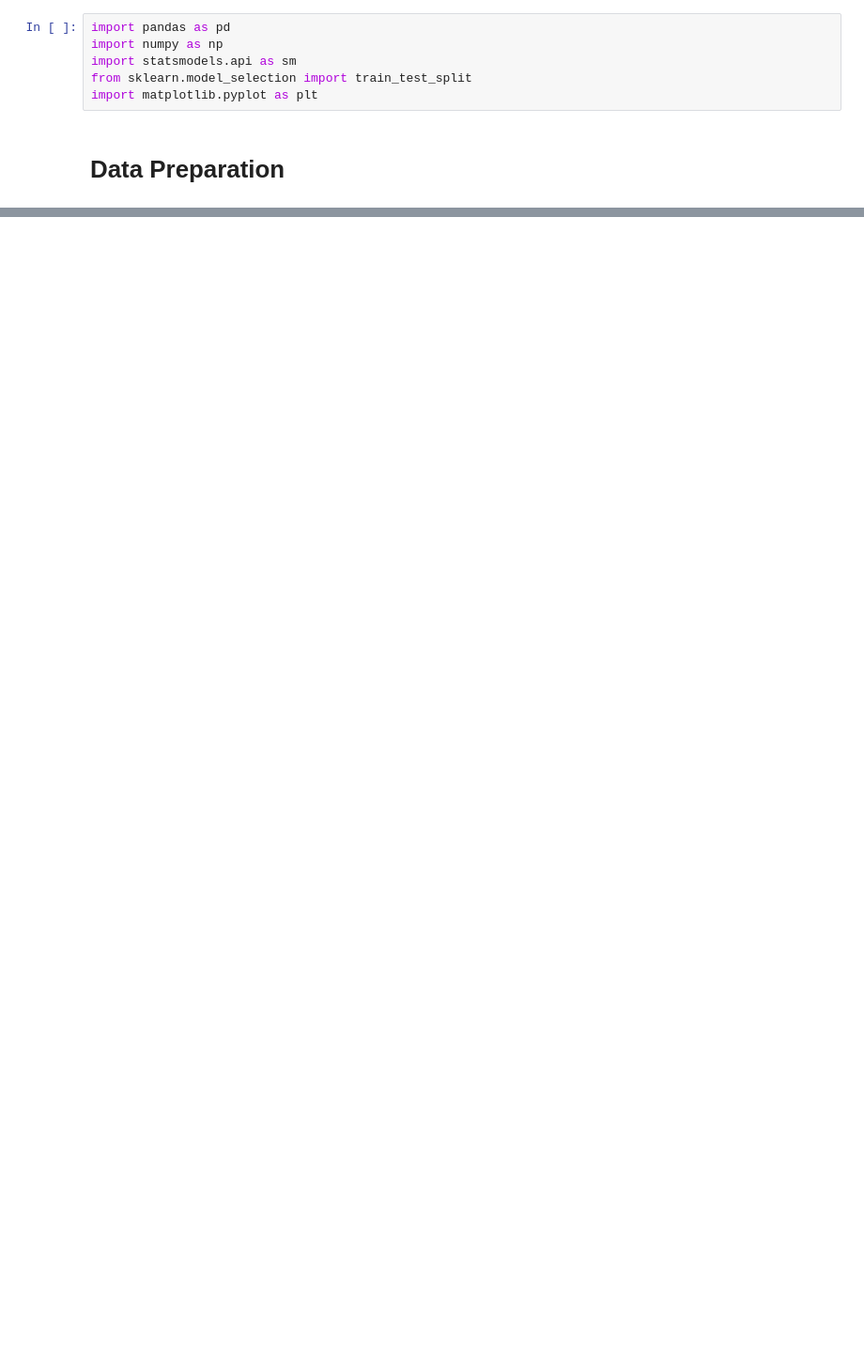
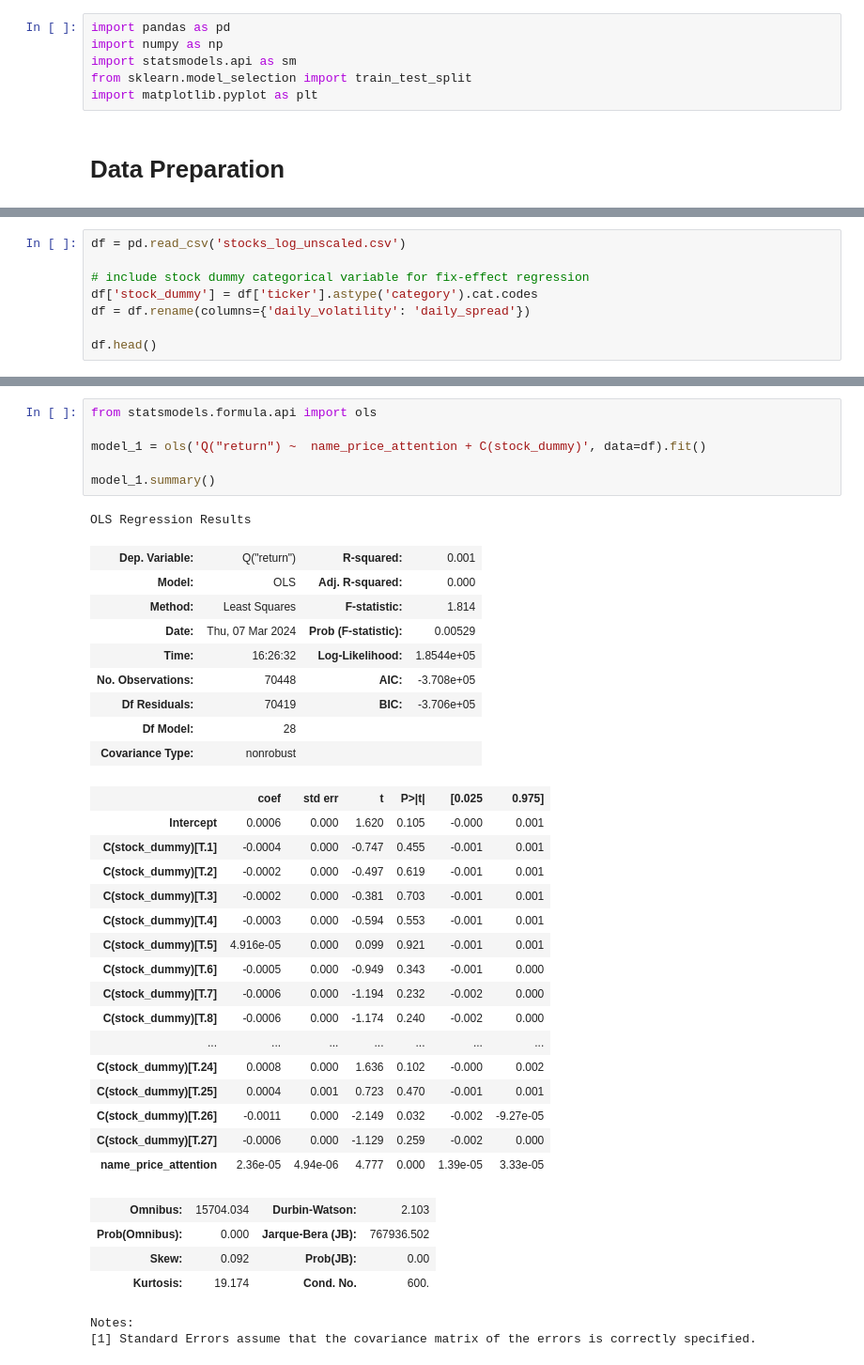
Before and after one commit to senaruetschlin/Investor_Attention, a Jupyter notebook: Stock_entire_analysis.ipynb, the cells around one changed output, grey strips where cells are left out. Shown at 94% size. Cells and saved outputs as stored; diff of their text form; blank space fills up the shorter version.

Commit message:
update final reg stocks

```diff
--- a/Stock_entire_analysis.ipynb
+++ b/Stock_entire_analysis.ipynb
@@ -14,0 +9,8 @@ FileNotFoundError: [Errno 2] No such file or directory: 'stock_log_unscaled.csv'
+# %%
+df = pd.read_csv('stocks_log_unscaled.csv')
+
+# include stock dummy categorical variable for fix-effect regression
+df['stock_dummy'] = df['ticker'].astype('category').cat.codes
+df = df.rename(columns={'daily_volatility': 'daily_spread'})
+
+df.head()
@@ -14,0 +78,39 @@ FileNotFoundError: [Errno 2] No such file or directory: 'stock_log_unscaled.csv'
+# %%
+from statsmodels.formula.api import ols
+
+model_1 = ols('Q("return") ~  name_price_attention + C(stock_dummy)', data=df).fit()
+
+model_1.summary()
+# %% [output]
+OLS Regression Results
+| Dep. Variable: | Q("return") | R-squared: | 0.001 |
+| Model: | OLS | Adj. R-squared: | 0.000 |
+| Method: | Least Squares | F-statistic: | 1.814 |
+| Date: | Thu, 07 Mar 2024 | Prob (F-statistic): | 0.00529 |
+| Time: | 16:26:32 | Log-Likelihood: | 1.8544e+05 |
+| No. Observations: | 70448 | AIC: | -3.708e+05 |
+| Df Residuals: | 70419 | BIC: | -3.706e+05 |
+| Df Model: | 28 |  |  |
+| Covariance Type: | nonrobust |  |  |
+|  | coef | std err | t | P>|t| | [0.025 | 0.975] |
+| Intercept | 0.0006 | 0.000 | 1.620 | 0.105 | -0.000 | 0.001 |
+| C(stock_dummy)[T.1] | -0.0004 | 0.000 | -0.747 | 0.455 | -0.001 | 0.001 |
+| C(stock_dummy)[T.2] | -0.0002 | 0.000 | -0.497 | 0.619 | -0.001 | 0.001 |
+| C(stock_dummy)[T.3] | -0.0002 | 0.000 | -0.381 | 0.703 | -0.001 | 0.001 |
+| C(stock_dummy)[T.4] | -0.0003 | 0.000 | -0.594 | 0.553 | -0.001 | 0.001 |
+| C(stock_dummy)[T.5] | 4.916e-05 | 0.000 | 0.099 | 0.921 | -0.001 | 0.001 |
+| C(stock_dummy)[T.6] | -0.0005 | 0.000 | -0.949 | 0.343 | -0.001 | 0.000 |
+| C(stock_dummy)[T.7] | -0.0006 | 0.000 | -1.194 | 0.232 | -0.002 | 0.000 |
+| C(stock_dummy)[T.8] | -0.0006 | 0.000 | -1.174 | 0.240 | -0.002 | 0.000 |
+| ... | ... | ... | ... | ... | ... | ... |
+| C(stock_dummy)[T.24] | 0.0008 | 0.000 | 1.636 | 0.102 | -0.000 | 0.002 |
+| C(stock_dummy)[T.25] | 0.0004 | 0.001 | 0.723 | 0.470 | -0.001 | 0.001 |
+| C(stock_dummy)[T.26] | -0.0011 | 0.000 | -2.149 | 0.032 | -0.002 | -9.27e-05 |
+| C(stock_dummy)[T.27] | -0.0006 | 0.000 | -1.129 | 0.259 | -0.002 | 0.000 |
+| name_price_attention | 2.36e-05 | 4.94e-06 | 4.777 | 0.000 | 1.39e-05 | 3.33e-05 |
+| Omnibus: | 15704.034 | Durbin-Watson: | 2.103 |
+| Prob(Omnibus): | 0.000 | Jarque-Bera (JB): | 767936.502 |
+| Skew: | 0.092 | Prob(JB): | 0.00 |
+| Kurtosis: | 19.174 | Cond. No. | 600. |
+Notes:
+[1] Standard Errors assume that the covariance matrix of the errors is correctly specified.
```
Also changed, not shown: parts of 11 cells of this notebook.
